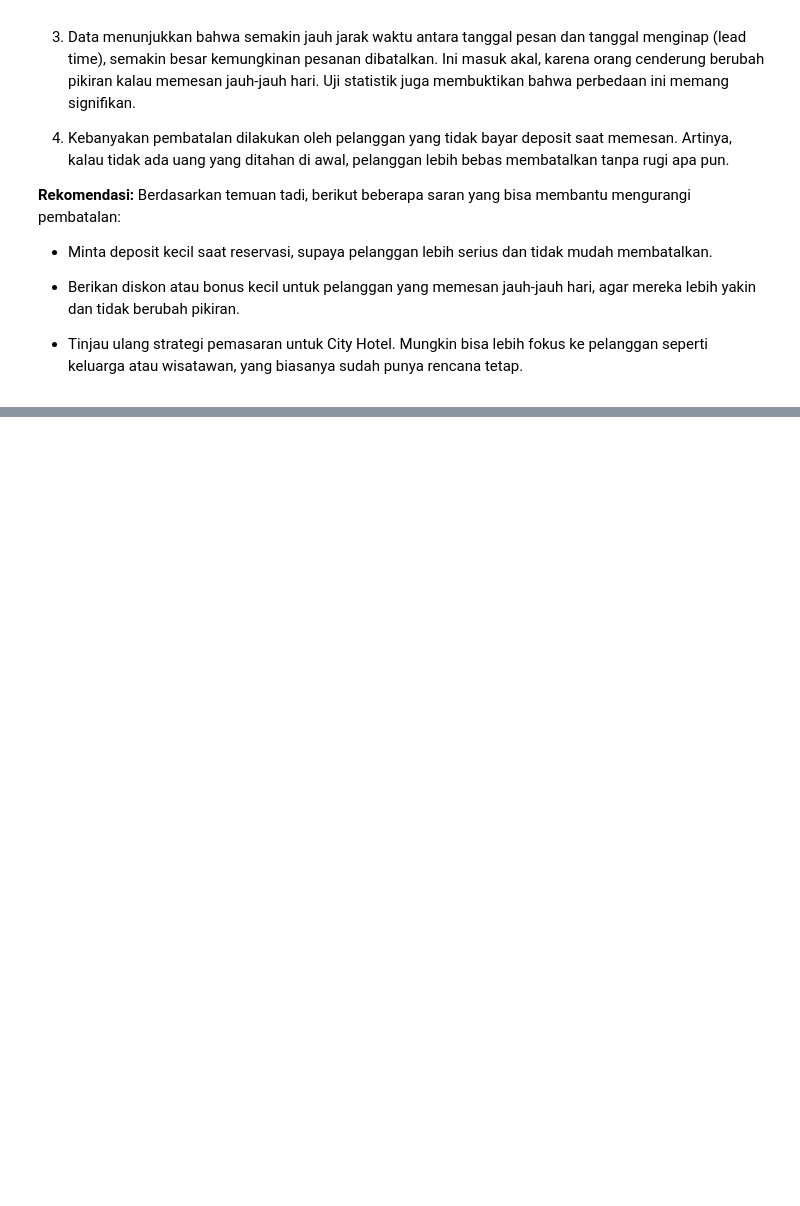
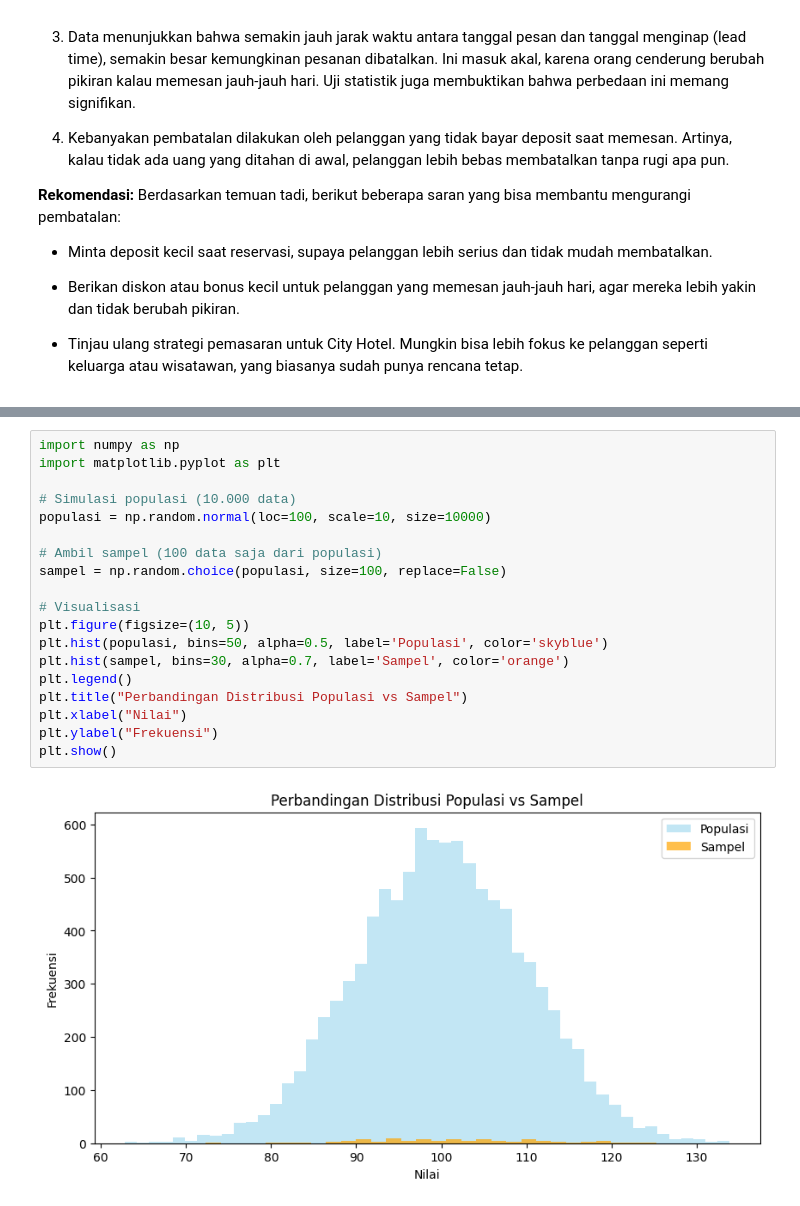
Before and after one commit to AnisMarsela32/hotel-booking-analysis, a Jupyter notebook: notebook.ipynb, the cells around one changed output, grey strips where cells are left out. Drawn from its saved outputs; the diff is of its cells as text; blank space fills up the shorter version.

```diff
--- a/P0M1_anis_marsela.ipynb
+++ b/notebook.ipynb
@@ -487,0 +552,21 @@ Berdasarkan temuan tadi, berikut beberapa saran yang bisa membantu mengurangi pe
+# %%
+import numpy as np
+import matplotlib.pyplot as plt
+
+# Simulasi populasi (10.000 data)
+populasi = np.random.normal(loc=100, scale=10, size=10000)
+
+# Ambil sampel (100 data saja dari populasi)
+sampel = np.random.choice(populasi, size=100, replace=False)
+
+# Visualisasi
+plt.figure(figsize=(10, 5))
+plt.hist(populasi, bins=50, alpha=0.5, label='Populasi', color='skyblue')
+plt.hist(sampel, bins=30, alpha=0.7, label='Sampel', color='orange')
+plt.legend()
+plt.title("Perbandingan Distribusi Populasi vs Sampel")
+plt.xlabel("Nilai")
+plt.ylabel("Frekuensi")
+plt.show()
+# %% [output]
+[figure, added]
```
Also changed, not shown: parts of 4 cells of this notebook, 5 other files.
